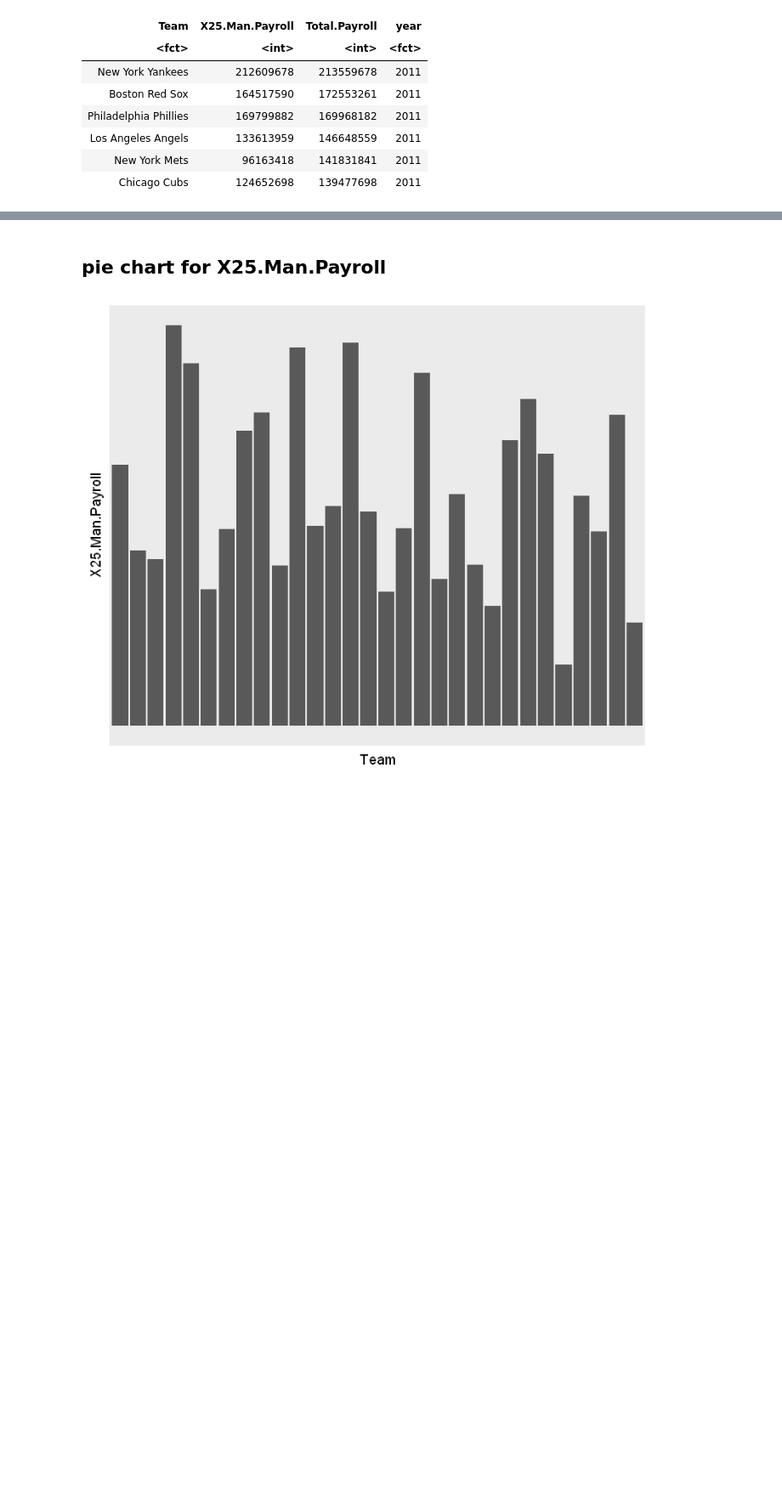
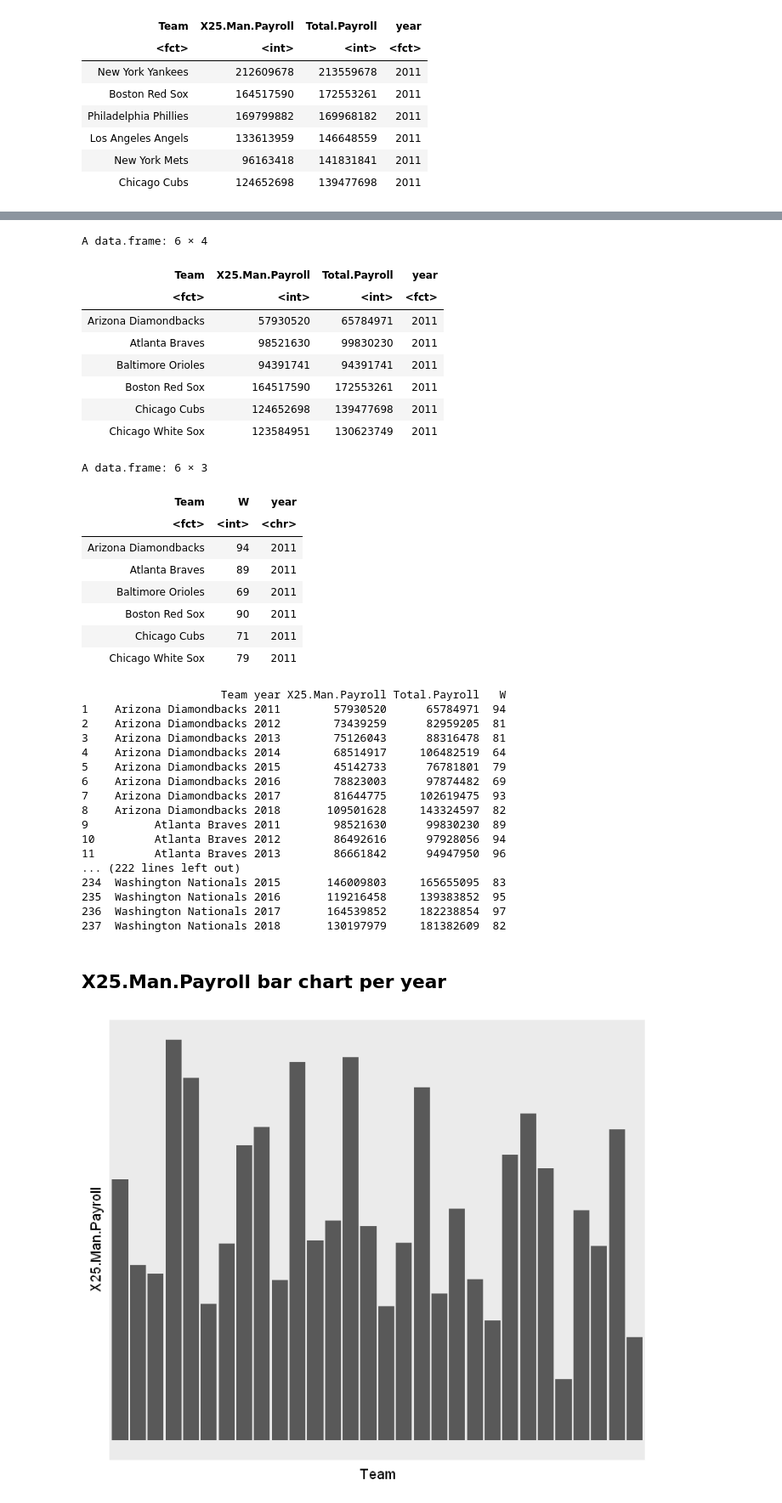
Before and after one commit to ntuken/MLB-baseball, a Jupyter notebook: Data Analysis-pie chart 陳聿哲 .ipynb, the cells around one changed output, grey strips where cells are left out. Shown at 85% size. Saved outputs shown, nothing was run; the diff lists cells and outputs as text; code cells hidden in the pictures; blank space fills up the shorter version.

```diff
--- a/Data Analysis-pie chart 陳聿哲 .ipynb
+++ b/Data Analysis-pie chart 陳聿哲 .ipynb
@@ -143,5 +147,61 @@ A data.frame: 6 × 4
+# %%
+# read in :
+for (i in as.character(2011: 2018)){
+    rd <- read.csv(paste("戰績\\",i,".csv",sep = ""))
+    tmp <- rd[,c(1,2)] %>% mutate(year = i)
+
+    if(i == 2011){
+        new_data <- tmp
+    }
+    else {
+        new_data <- rbind(new_data,tmp)
+    }
+}
+colnames(new_data)[1] <- "Team"
+data <- data %>% arrange(year,Team)
+new_data <- new_data %>% arrange(year,Team)
+head(data)
+head(new_data)
+final_data <- merge(data,new_data,by = c("Team","year"))
+print(final_data)
+# %% [output]
+A data.frame: 6 × 4
+| Team | X25.Man.Payroll | Total.Payroll | year |
+| <fct> | <int> | <int> | <fct> |
+| Arizona Diamondbacks | 57930520 | 65784971 | 2011 |
+| Atlanta Braves | 98521630 | 99830230 | 2011 |
+| Baltimore Orioles | 94391741 | 94391741 | 2011 |
+| Boston Red Sox | 164517590 | 172553261 | 2011 |
+| Chicago Cubs | 124652698 | 139477698 | 2011 |
+| Chicago White Sox | 123584951 | 130623749 | 2011 |
+A data.frame: 6 × 3
+| Team | W | year |
+| <fct> | <int> | <chr> |
+| Arizona Diamondbacks | 94 | 2011 |
+| Atlanta Braves | 89 | 2011 |
+| Baltimore Orioles | 69 | 2011 |
+| Boston Red Sox | 90 | 2011 |
+| Chicago Cubs | 71 | 2011 |
+| Chicago White Sox | 79 | 2011 |
+                     Team year X25.Man.Payroll Total.Payroll   W
+1    Arizona Diamondbacks 2011        57930520      65784971  94
+2    Arizona Diamondbacks 2012        73439259      82959205  81
+3    Arizona Diamondbacks 2013        75126043      88316478  81
+4    Arizona Diamondbacks 2014        68514917     106482519  64
+5    Arizona Diamondbacks 2015        45142733      76781801  79
+6    Arizona Diamondbacks 2016        78823003      97874482  69
+7    Arizona Diamondbacks 2017        81644775     102619475  93
+8    Arizona Diamondbacks 2018       109501628     143324597  82
+9          Atlanta Braves 2011        98521630      99830230  89
+10         Atlanta Braves 2012        86492616      97928056  94
+11         Atlanta Braves 2013        86661842      94947950  96
+... (222 lines left out)
+234  Washington Nationals 2015       146009803     165655095  83
+235  Washington Nationals 2016       119216458     139383852  95
+236  Washington Nationals 2017       164539852     182238854  97
+237  Washington Nationals 2018       130197979     181382609  82
 # %% [markdown]
-## pie chart for X25.Man.Payroll
+##  X25.Man.Payroll bar chart per year
 # %%
 # look at year 2018
 data_2018 <-  data %>%　filter(year %in% as.factor(2018))
```
Also changed, not shown: parts of 2 cells of this notebook, 2 other files.
